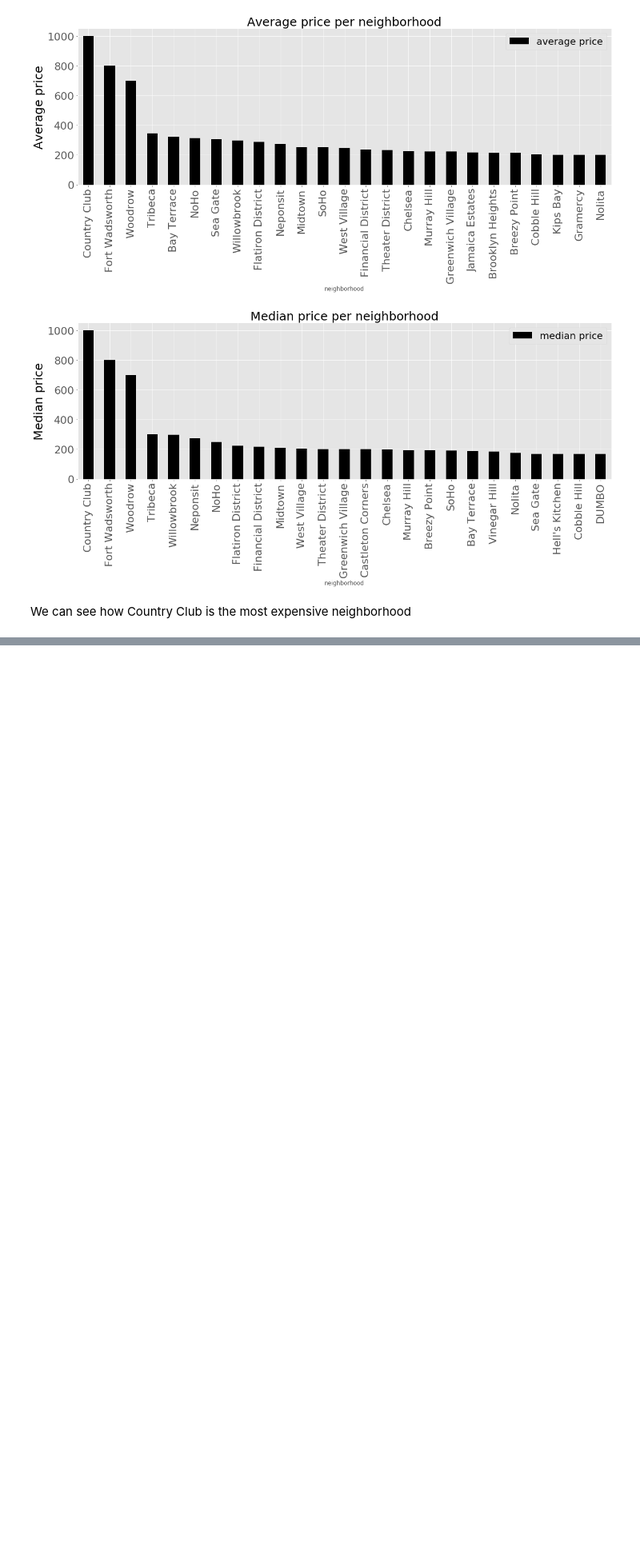
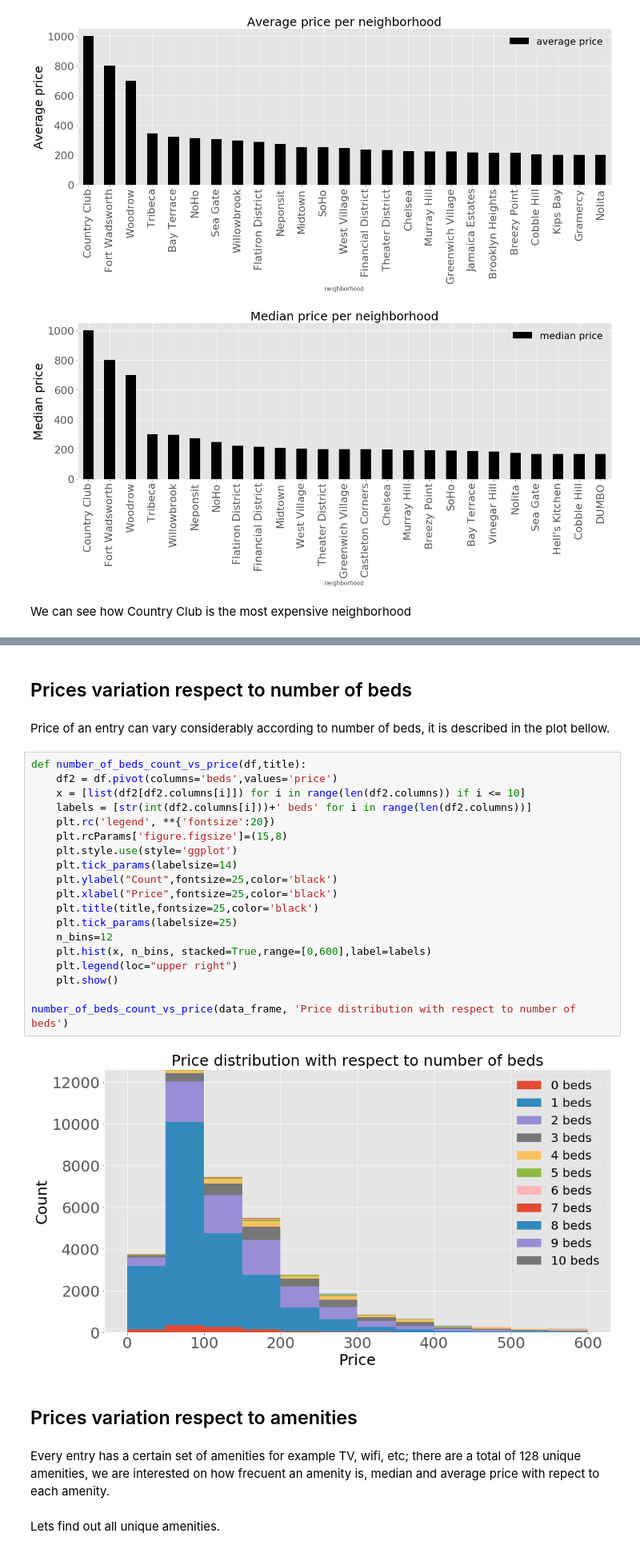
Before and after one commit to juankipedia/machine-learning-lab, a Jupyter notebook: linear-regression/airbnb/airbnb.ipynb, the cells around one changed output, grey strips where cells are left out. Shown at 80% size. Saved outputs shown, nothing was run; the diff lists cells and outputs as text; blank space fills up the shorter version.

```diff
--- a/linear-regression/airbnb/airbnb.ipynb
+++ b/linear-regression/airbnb/airbnb.ipynb
@@ -546,0 +578,31 @@ We can see how Country Club is the most expensive neighborhood
+# %% [markdown]
+## Prices variation respect to number of beds
+# %% [markdown]
+Price of an entry can vary considerably according to number of beds, it is described in the plot bellow.
+# %%
+def number_of_beds_count_vs_price(df,title):
+    df2 = df.pivot(columns='beds',values='price')
+    x = [list(df2[df2.columns[i]]) for i in range(len(df2.columns)) if i <= 10]
+    labels = [str(int(df2.columns[i]))+' beds' for i in range(len(df2.columns))]
+    plt.rc('legend', **{'fontsize':20})
+    plt.rcParams['figure.figsize']=(15,8)
+    plt.style.use(style='ggplot')
+    plt.tick_params(labelsize=14)
+    plt.ylabel("Count",fontsize=25,color='black')
+    plt.xlabel("Price",fontsize=25,color='black')
+    plt.title(title,fontsize=25,color='black')
+    plt.tick_params(labelsize=25)
+    n_bins=12
+    plt.hist(x, n_bins, stacked=True,range=[0,600],label=labels)
+    plt.legend(loc="upper right")
+    plt.show()
+
+number_of_beds_count_vs_price(data_frame, 'Price distribution with respect to number of beds')
+# %% [output]
+[figure, added]
+# %% [markdown]
+## Prices variation respect to amenities
+# %% [markdown]
+Every entry has a certain set of amenities for example TV, wifi, etc; there are a total of 128 unique amenities, we are interested on how frecuent an amenity is, median and average price with repect to each amenity.
+# %% [markdown]
+Lets find out all unique amenities.
```
Also changed, not shown: parts of 10 cells of this notebook.
